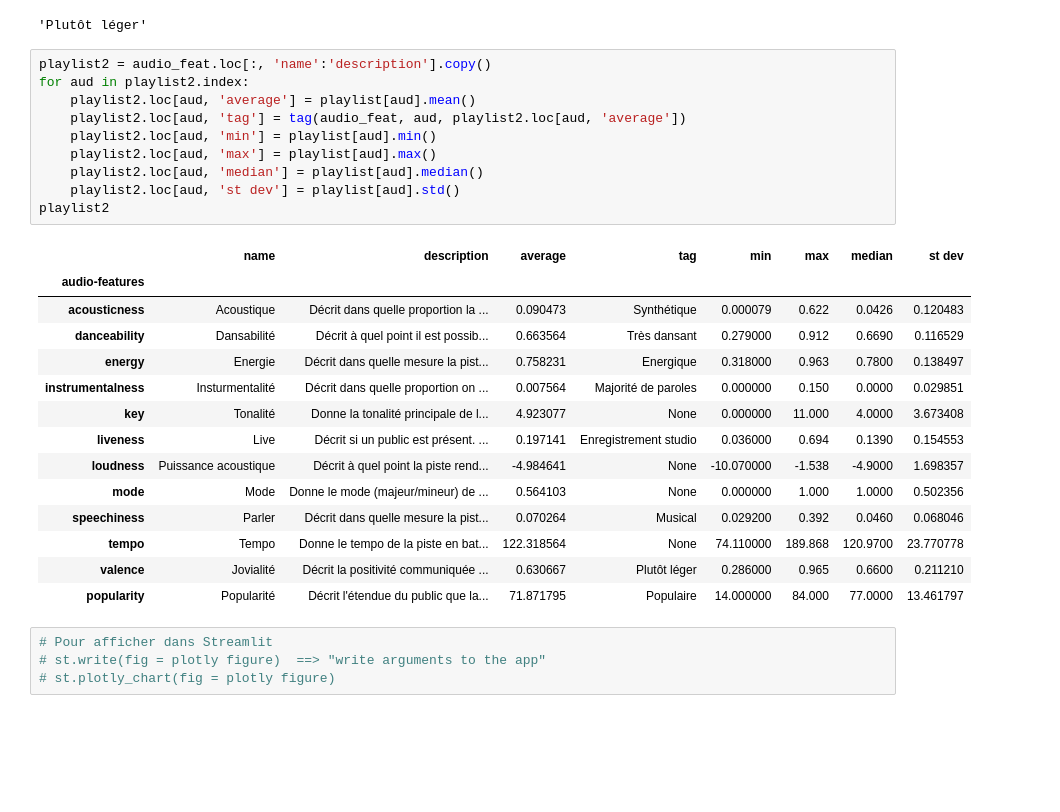
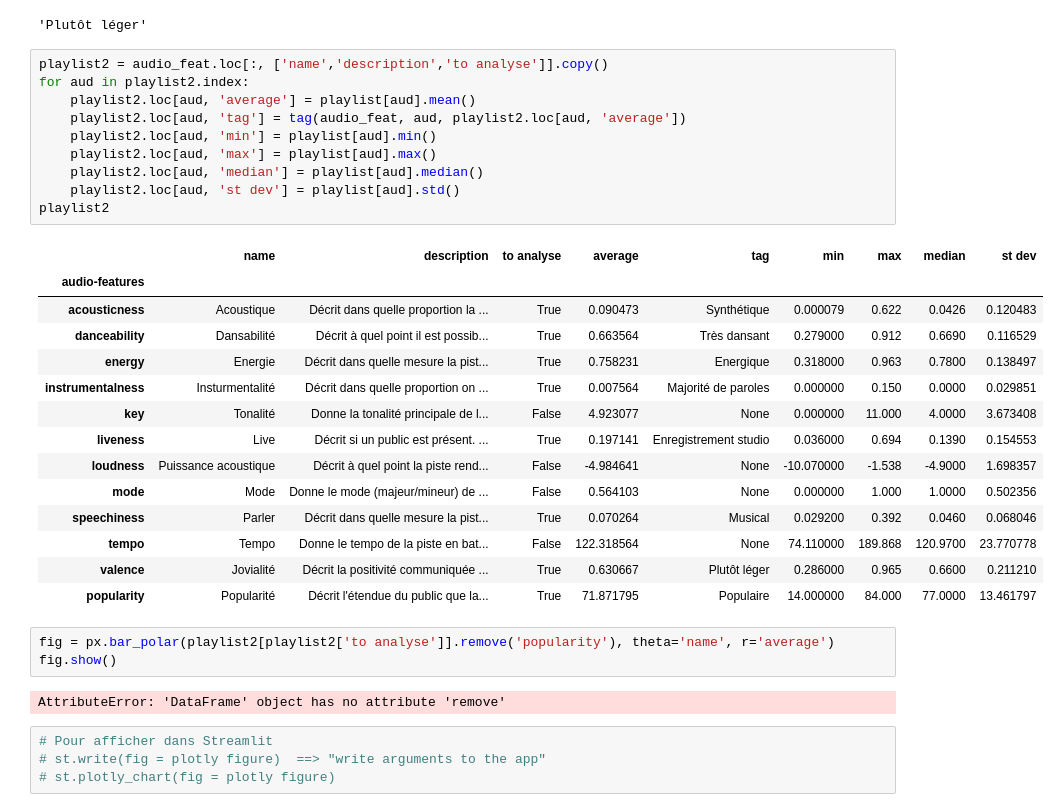
Before and after one commit to EliseLune/Analyse_Spotify, a Jupyter notebook: analyses/Analyses à partir d'un dataframe de playlists.ipynb, the cells around one changed output. Saved outputs shown, nothing was run; the diff lists cells and outputs as text; blank space fills up the shorter version.

```diff
--- a/analyses/Analyses à partir d'un dataframe de playlists.ipynb
+++ b/analyses/Analyses à partir d'un dataframe de playlists.ipynb
@@ -127,30 +127,35 @@ tag(audio_feat, 'valence', playlist['valence'].mean())
 # %% [output]
 'Plutôt léger'
 # %%
-playlist2 = audio_feat.loc[:, 'name':'description'].copy()
+playlist2 = audio_feat.loc[:, ['name','description','to analyse']].copy()
 for aud in playlist2.index:
     playlist2.loc[aud, 'average'] = playlist[aud].mean()
     playlist2.loc[aud, 'tag'] = tag(audio_feat, aud, playlist2.loc[aud, 'average'])
     playlist2.loc[aud, 'min'] = playlist[aud].min()
     playlist2.loc[aud, 'max'] = playlist[aud].max()
     playlist2.loc[aud, 'median'] = playlist[aud].median()
     playlist2.loc[aud, 'st dev'] = playlist[aud].std()
 playlist2
 # %% [output]
-|  | name | description | average | tag | min | max | median | st dev |
-| audio-features |  |  |  |  |  |  |  |  |
-| acousticness | Acoustique | Décrit dans quelle proportion la ... | 0.090473 | Synthétique | 0.000079 | 0.622 | 0.0426 | 0.120483 |
-| danceability | Dansabilité | Décrit à quel point il est possib... | 0.663564 | Très dansant | 0.279000 | 0.912 | 0.6690 | 0.116529 |
-| energy | Energie | Décrit dans quelle mesure la pist... | 0.758231 | Energique | 0.318000 | 0.963 | 0.7800 | 0.138497 |
-| instrumentalness | Insturmentalité | Décrit dans quelle proportion on ... | 0.007564 | Majorité de paroles | 0.000000 | 0.150 | 0.0000 | 0.029851 |
-| key | Tonalité | Donne la tonalité principale de l... | 4.923077 | None | 0.000000 | 11.000 | 4.0000 | 3.673408 |
-| liveness | Live | Décrit si un public est présent. ... | 0.197141 | Enregistrement studio | 0.036000 | 0.694 | 0.1390 | 0.154553 |
-| loudness | Puissance acoustique | Décrit à quel point la piste rend... | -4.984641 | None | -10.070000 | -1.538 | -4.9000 | 1.698357 |
-| mode | Mode | Donne le mode (majeur/mineur) de ... | 0.564103 | None | 0.000000 | 1.000 | 1.0000 | 0.502356 |
-| speechiness | Parler | Décrit dans quelle mesure la pist... | 0.070264 | Musical | 0.029200 | 0.392 | 0.0460 | 0.068046 |
-| tempo | Tempo | Donne le tempo de la piste en bat... | 122.318564 | None | 74.110000 | 189.868 | 120.9700 | 23.770778 |
-| valence | Jovialité | Décrit la positivité communiquée ... | 0.630667 | Plutôt léger | 0.286000 | 0.965 | 0.6600 | 0.211210 |
-| popularity | Popularité | Décrit l'étendue du public que la... | 71.871795 | Populaire | 14.000000 | 84.000 | 77.0000 | 13.461797 |
+|  | name | description | to analyse | average | tag | min | max | median | st dev |
+| audio-features |  |  |  |  |  |  |  |  |  |
+| acousticness | Acoustique | Décrit dans quelle proportion la ... | True | 0.090473 | Synthétique | 0.000079 | 0.622 | 0.0426 | 0.120483 |
+| danceability | Dansabilité | Décrit à quel point il est possib... | True | 0.663564 | Très dansant | 0.279000 | 0.912 | 0.6690 | 0.116529 |
+| energy | Energie | Décrit dans quelle mesure la pist... | True | 0.758231 | Energique | 0.318000 | 0.963 | 0.7800 | 0.138497 |
+| instrumentalness | Insturmentalité | Décrit dans quelle proportion on ... | True | 0.007564 | Majorité de paroles | 0.000000 | 0.150 | 0.0000 | 0.029851 |
+| key | Tonalité | Donne la tonalité principale de l... | False | 4.923077 | None | 0.000000 | 11.000 | 4.0000 | 3.673408 |
+| liveness | Live | Décrit si un public est présent. ... | True | 0.197141 | Enregistrement studio | 0.036000 | 0.694 | 0.1390 | 0.154553 |
+| loudness | Puissance acoustique | Décrit à quel point la piste rend... | False | -4.984641 | None | -10.070000 | -1.538 | -4.9000 | 1.698357 |
+| mode | Mode | Donne le mode (majeur/mineur) de ... | False | 0.564103 | None | 0.000000 | 1.000 | 1.0000 | 0.502356 |
+| speechiness | Parler | Décrit dans quelle mesure la pist... | True | 0.070264 | Musical | 0.029200 | 0.392 | 0.0460 | 0.068046 |
+| tempo | Tempo | Donne le tempo de la piste en bat... | False | 122.318564 | None | 74.110000 | 189.868 | 120.9700 | 23.770778 |
+| valence | Jovialité | Décrit la positivité communiquée ... | True | 0.630667 | Plutôt léger | 0.286000 | 0.965 | 0.6600 | 0.211210 |
+| popularity | Popularité | Décrit l'étendue du public que la... | True | 71.871795 | Populaire | 14.000000 | 84.000 | 77.0000 | 13.461797 |
+# %%
+fig = px.bar_polar(playlist2[playlist2['to analyse']].remove('popularity'), theta='name', r='average')
+fig.show()
+# %% [output]
+AttributeError: 'DataFrame' object has no attribute 'remove'
 # %%
 # Pour afficher dans Streamlit
 # st.write(fig = plotly figure)  ==> "write arguments to the app"
```
Also changed, not shown: 2 other files.
